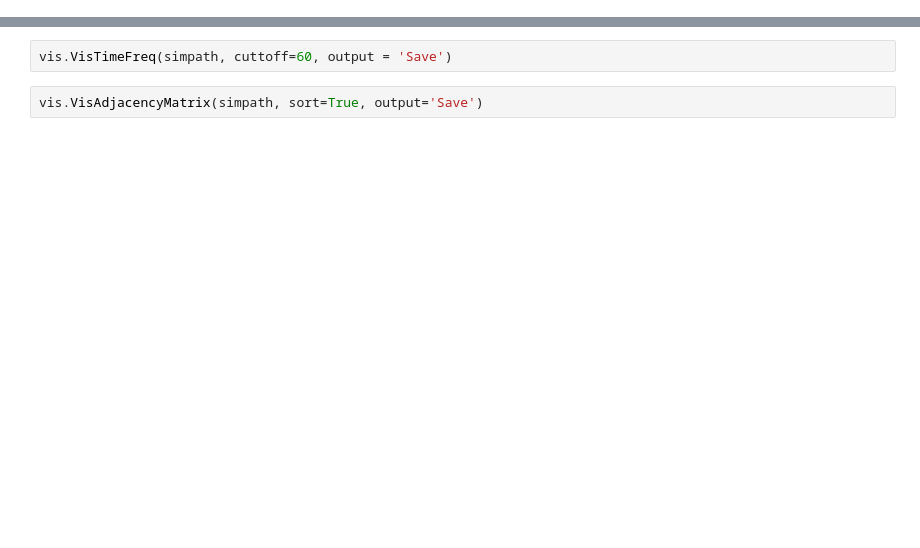
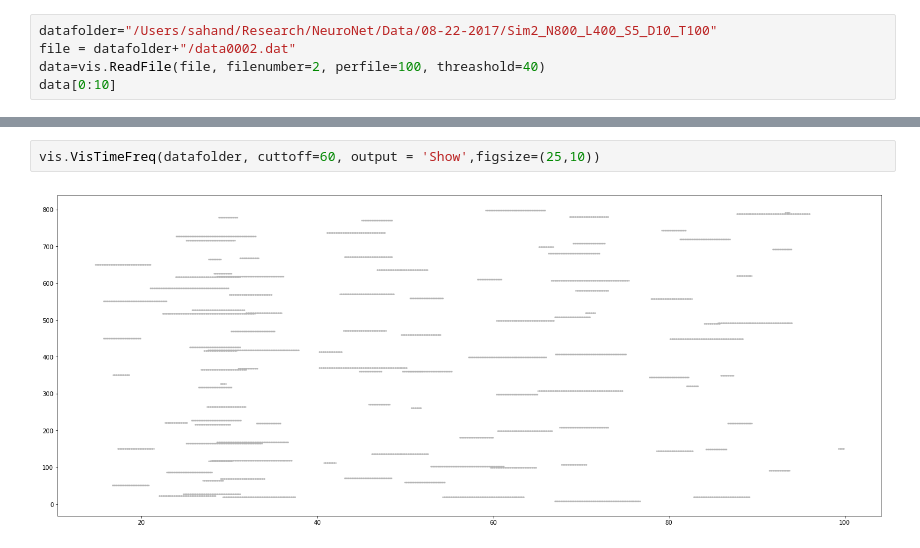
Before and after one commit to sahandha/NeuroNet, a Jupyter notebook: NeuronModel/Vis.ipynb, the cells around one changed output, grey strips where cells are left out. Saved outputs shown, nothing was run; the diff lists cells and outputs as text; blank space fills up the shorter version.

```diff
--- a/NeuronModel/Vis.ipynb
+++ b/NeuronModel/Vis.ipynb
@@ -31,0 +112,5 @@ vis.VisTimeSeries(simpath, neurons=[0,10,20,50,100],output='Save')
+# %%
+datafolder="/Users/sahand/Research/NeuroNet/Data/08-22-2017/Sim2_N800_L400_S5_D10_T100"
+file = datafolder+"/data0002.dat"
+data=vis.ReadFile(file, filenumber=2, perfile=100, threashold=40)
+data[0:10]
@@ -32,4 +132,4 @@ vis.VisTimeSeries(simpath, neurons=[0,10,20,50,100],output='Save')
 # %%
-vis.VisTimeFreq(simpath, cuttoff=60, output = 'Save')
+vis.VisTimeFreq(datafolder, cuttoff=60, output = 'Show',figsize=(25,10))
+# %% [output]
+[figure, added]
-# %%
-vis.VisAdjacencyMatrix(simpath, sort=True, output='Save')
```
Also changed, not shown: parts of 26 cells of this notebook, 3 other files.
